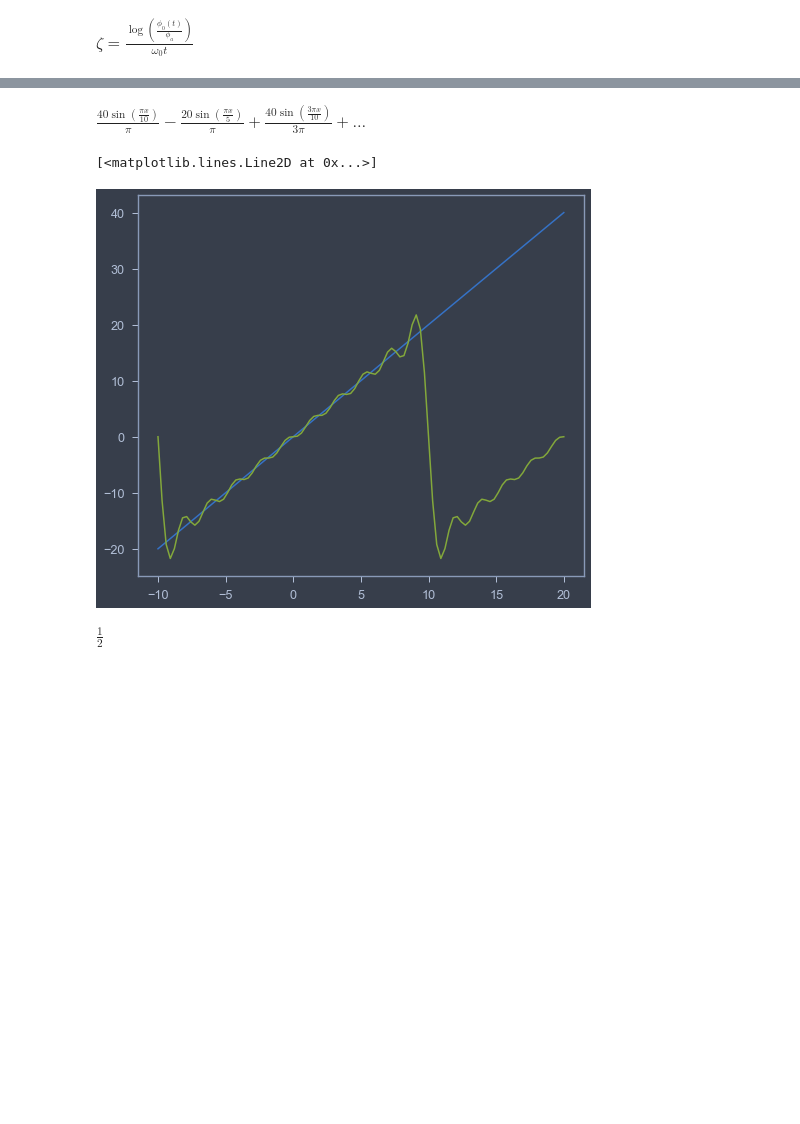
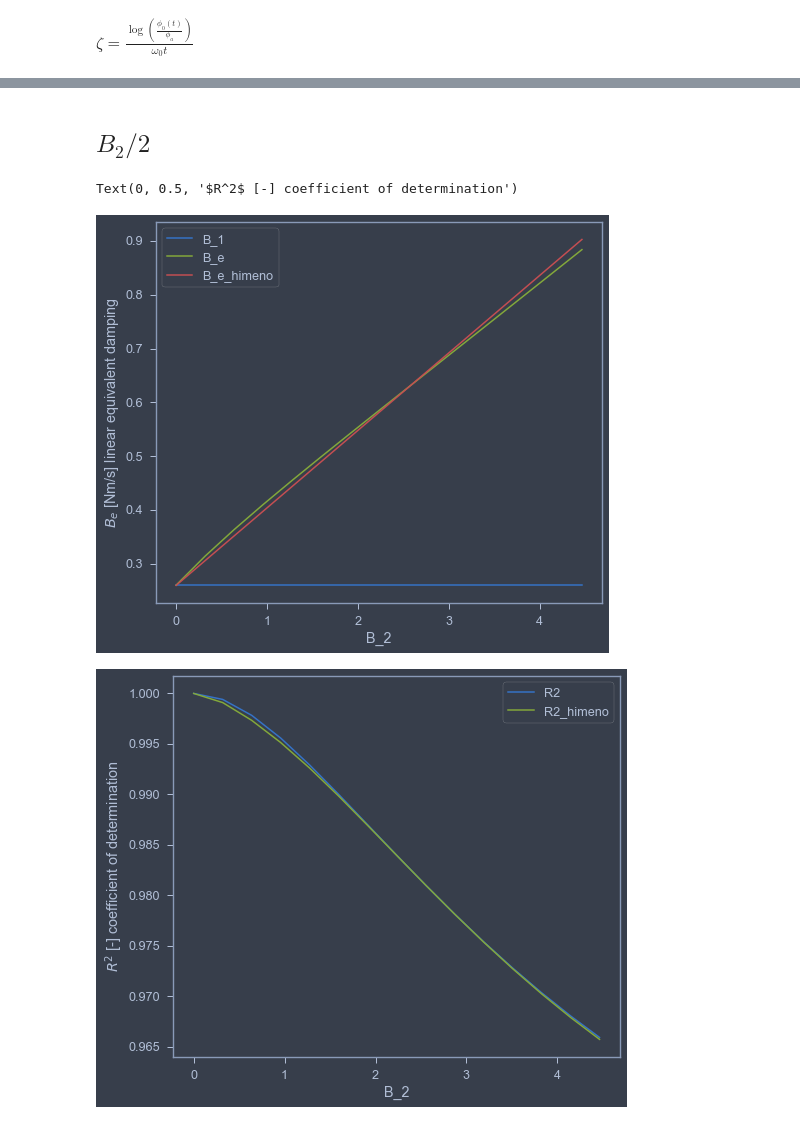
Before and after one commit to martinlarsalbert/Prediction-of-roll-motion-using-fully-nonlinear-potential-flow-and-Ikedas-method, a Jupyter notebook: notebooks/02.3_ikeda_Be_assumption.ipynb, the cells around one changed output, grey strips where cells are left out. Saved outputs shown, nothing was run; the diff lists cells and outputs as text; code cells hidden in the pictures; blank space fills up the shorter version.

```diff
--- a/notebooks/02.3_ikeda_Be_assumption.ipynb
+++ b/notebooks/02.3_ikeda_Be_assumption.ipynb
@@ -302,11 +351,0 @@ df_B_e.plot(y='R2',ax=ax)
-# %%
-for name in results.keys():
-    amplitudes = X_amplitudes[name]
-    amplitudes['B_n2'] = calculate_B_n(amplitudes)
-
-    omega0=amplitudes['omega0']
-    phi_a=amplitudes['phi_a']
-    amplitudes['B_e'] = B_1 + B_2*8/(3*np.pi)*omega0*phi_a
-
-    amplitudes['B_1/2omega0'] = B_1/(2*omega0*A_44)
-    amplitudes['B_e/2omega0'] = amplitudes['B_e']/(2*omega0*A_44)
@@ -453,3 +351,0 @@ df_results.loc[mask].plot(x='phi_a', y='zeta',ax=ax)
-# %%
-B_e = df_results['B_e'].iloc[-1]
-B_e
@@ -513,25 +352,30 @@ $\displaystyle - \frac{B_{1} \omega_{0} \left(- \frac{\omega_{0}^{2} t^{2} \sin{
-# %%
-func = 2*x
-s = sp.fourier_series(func, (x, -10, 10))
-s
-# %% [output]
-$\displaystyle \frac{40 \sin{\left(\frac{\pi x}{10} \right)}}{\pi} - \frac{20 \sin{\left(\frac{\pi x}{5} \right)}}{\pi} + \frac{40 \sin{\left(\frac{3 \pi x}{10} \right)}}{3 \pi} + \ldots$
-# %%
-s_trunate = s.truncate(n=10)
-s_lambda = lambdify(s_trunate)
-func_lambda = lambdify(func)
-
-x_ = np.linspace(-10,20,100)
-y_ = s_lambda(x=x_)
-y = func_lambda(x=x_)
-
-fig,ax=plt.subplots()
-ax.plot(x_,y, label='function')
-ax.plot(x_,y_, label='fourier series n=1')
-# %% [output]
-[<matplotlib.lines.Line2D at 0x...>]
-[figure, removed]
-# %%
-sp.integrate(x,(x, 0, 1))
-# %% [output]
-$\displaystyle \frac{1}{2}$
+# %% [markdown]
+## $B_2/2$
+# %%
+df_B_e = pd.DataFrame()
+df_B_e.index.name='B_2'
+
+for B_2, X in results.items():
+    B_e = linear_equivalent(X=X, omega0=omega0, A_44=A_44)
+    df_B_e.loc[B_2,'B_e'] = B_e
+    phi_pred = simulate(B_e=B_e, X=X, omega0=omega0, A_44=A_44)
+    df_B_e.loc[B_2,'R2'] = r2_score(y_true=X['phi'], y_pred=phi_pred)
+
+    B_e_himeno = lambdas.B_e_lambda(B_1=B_1, B_2=B_2/2, omega0=omega0, phi_a=phi0)
+    df_B_e.loc[B_2,'B_e_himeno'] = B_e_himeno
+    phi_pred_himeno = simulate(B_e=B_e_himeno, X=X, omega0=omega0, A_44=A_44)
+    df_B_e.loc[B_2,'R2_himeno'] = r2_score(y_true=X['phi'], y_pred=phi_pred_himeno)
+
+df_B_e['B_1'] = B_1
+# %%
+fig,ax=plt.subplots()
+df_B_e.plot(y=['B_1','B_e','B_e_himeno'], ax=ax)
+ax.set_ylabel('$B_e$ [Nm/s] linear equivalent damping')
+
+fig,ax=plt.subplots()
+df_B_e.plot(y=['R2','R2_himeno'],ax=ax)
+ax.set_ylabel('$R^2$ [-] coefficient of determination')
+# %% [output]
+Text(0, 0.5, '$R^2$ [-] coefficient of determination')
+[figure, added]
+[figure, added]
```
Also changed, not shown: parts of 58 cells of this notebook, 1 other file.
